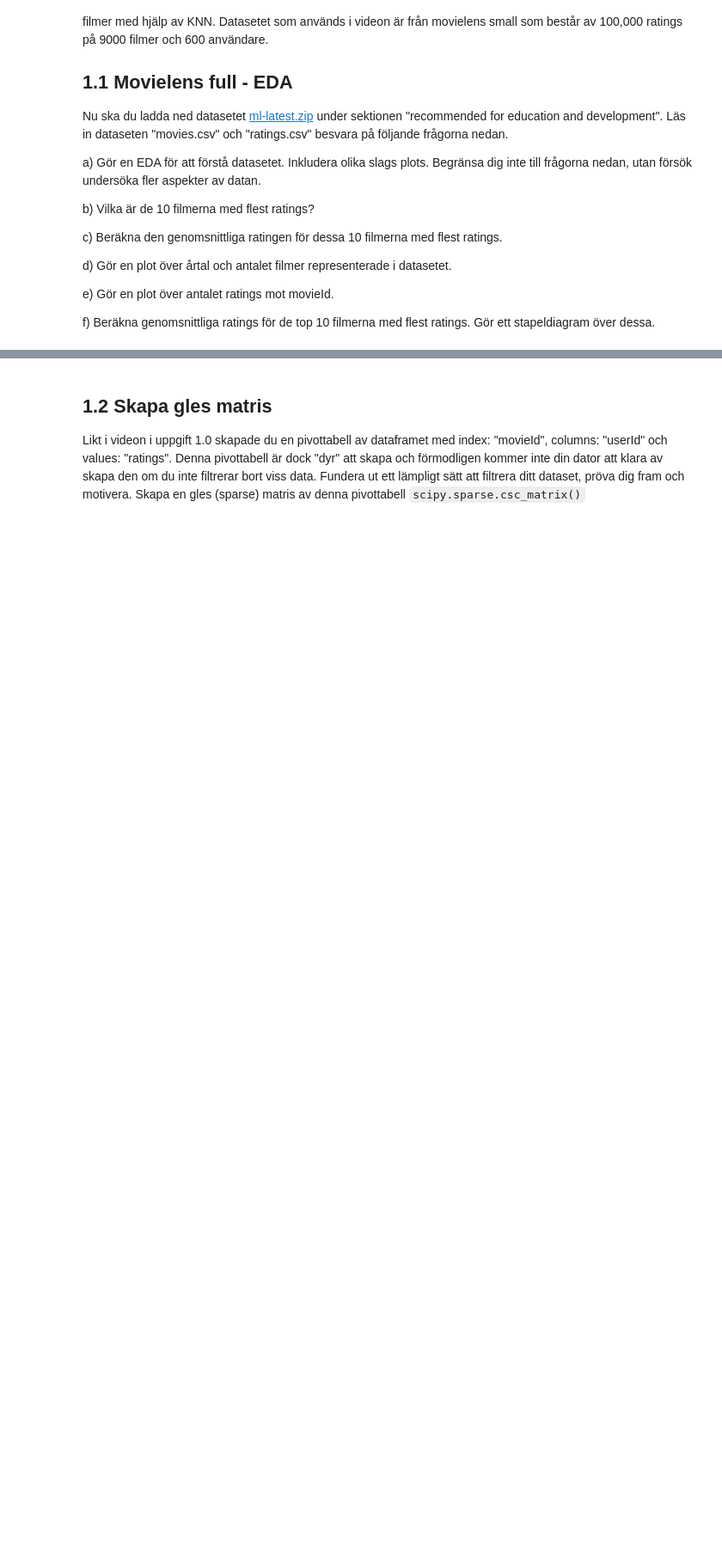
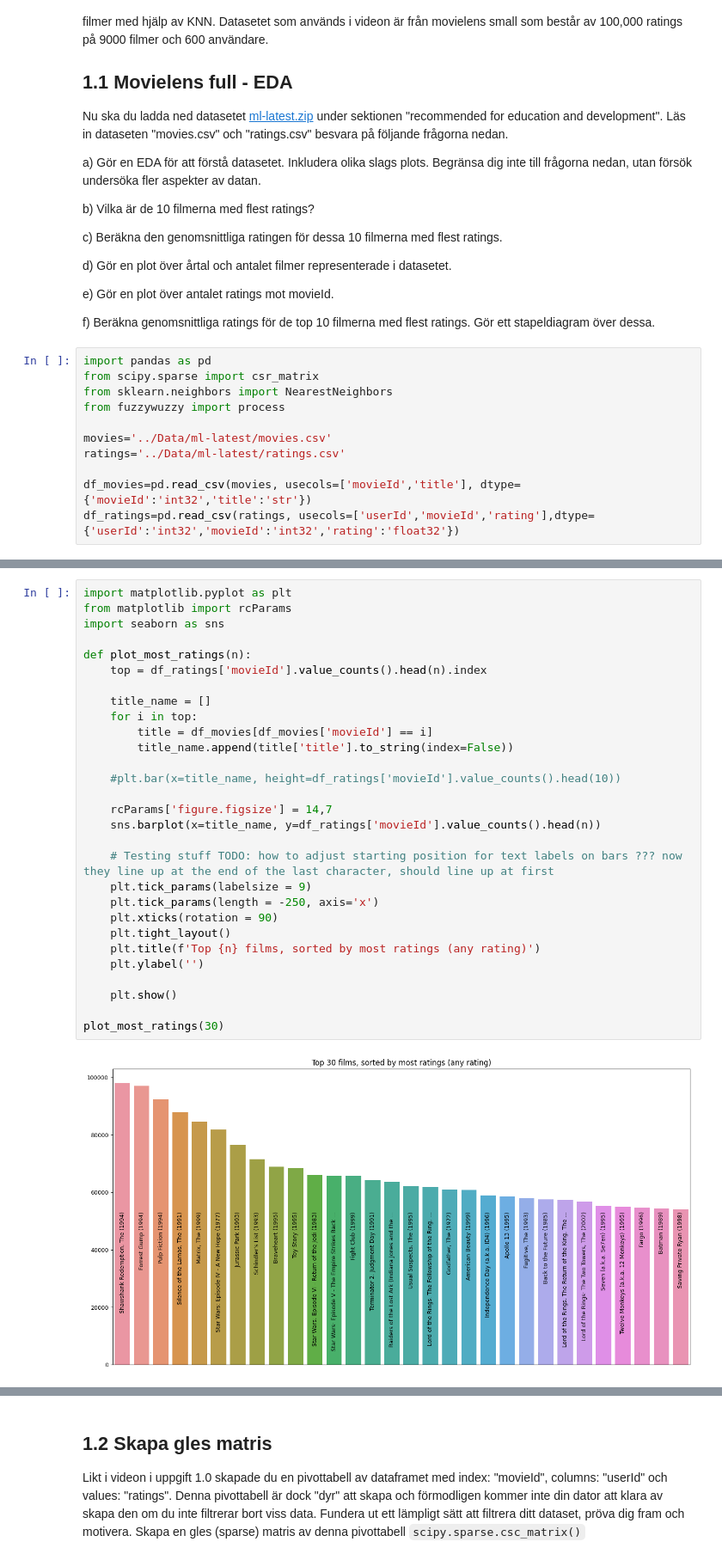
Before and after one commit to wlinds/ITHS-AI22-ML, a Jupyter notebook: Labb/ml-recommender.ipynb, the cells around one changed output, grey strips where cells are left out. Shown: that part at 86% size. Drawn from its saved outputs; the diff is of its cells as text; blank space fills up the shorter version.

Commit message:
Initial EDA, average rating, most rated movies

```diff
--- a/Labb/ml-recommender.ipynb
+++ b/Labb/ml-recommender.ipynb
@@ -29,3 +29,14 @@ d) Gör en plot över årtal och antalet filmer representerade i datasetet.
 e) Gör en plot över antalet ratings mot movieId.
 
 f) Beräkna genomsnittliga ratings för de top 10 filmerna med flest ratings. Gör ett stapeldiagram över dessa.
+# %%
+import pandas as pd
+from scipy.sparse import csr_matrix
+from sklearn.neighbors import NearestNeighbors
+from fuzzywuzzy import process
+
+movies='../Data/ml-latest/movies.csv'
+ratings='../Data/ml-latest/ratings.csv'
+
+df_movies=pd.read_csv(movies, usecols=['movieId','title'], dtype={'movieId':'int32','title':'str'})
+df_ratings=pd.read_csv(ratings, usecols=['userId','movieId','rating'],dtype={'userId':'int32','movieId':'int32','rating':'float32'})
@@ -31,0 +119,31 @@ f) Beräkna genomsnittliga ratings för de top 10 filmerna med flest ratings. G
+# %%
+import matplotlib.pyplot as plt
+from matplotlib import rcParams
+import seaborn as sns
+
+def plot_most_ratings(n):
+    top = df_ratings['movieId'].value_counts().head(n).index
+
+    title_name = []
+    for i in top:
+        title = df_movies[df_movies['movieId'] == i]
+        title_name.append(title['title'].to_string(index=False))
+
+    #plt.bar(x=title_name, height=df_ratings['movieId'].value_counts().head(10))
+
+    rcParams['figure.figsize'] = 14,7
+    sns.barplot(x=title_name, y=df_ratings['movieId'].value_counts().head(n))
+
+    # Testing stuff TODO: how to adjust starting position for text labels on bars ??? now they line up at the end of the last character, should line up at first
+    plt.tick_params(labelsize = 9)
+    plt.tick_params(length = -250, axis='x')
+    plt.xticks(rotation = 90)
+    plt.tight_layout()
+    plt.title(f'Top {n} films, sorted by most ratings (any rating)')
+    plt.ylabel('')
+
+    plt.show()
+
+plot_most_ratings(30)
+# %% [output]
+[figure, added]
```
Also changed, not shown: parts of 13 cells of this notebook.
